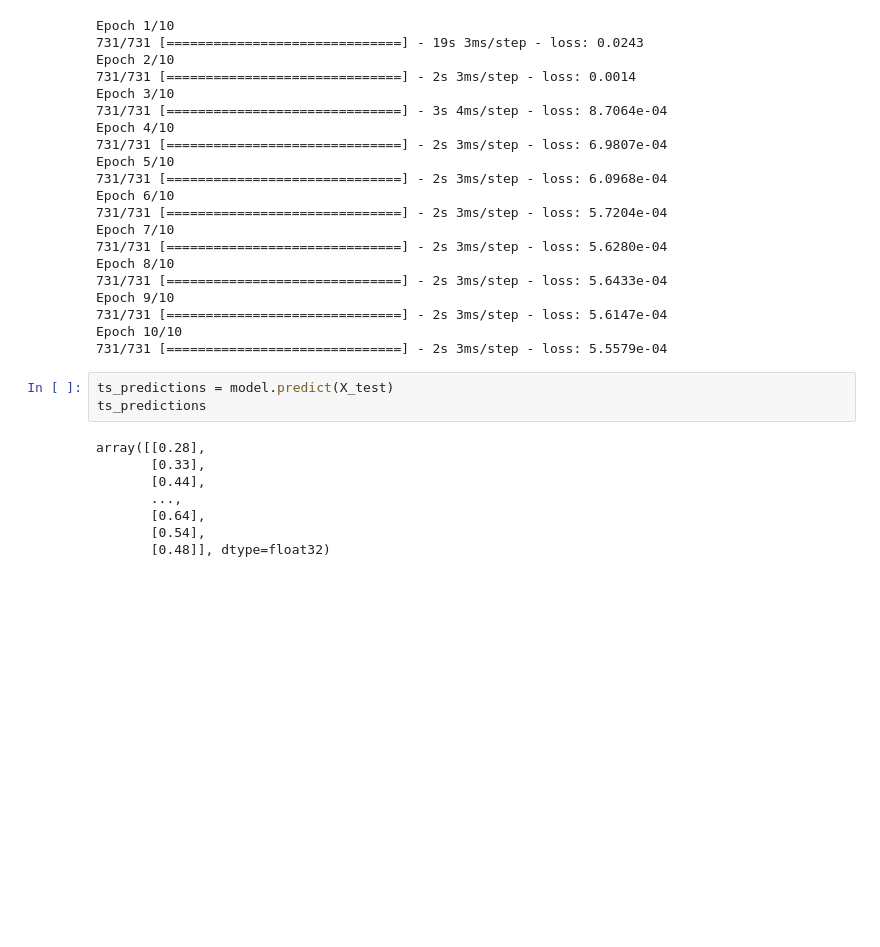
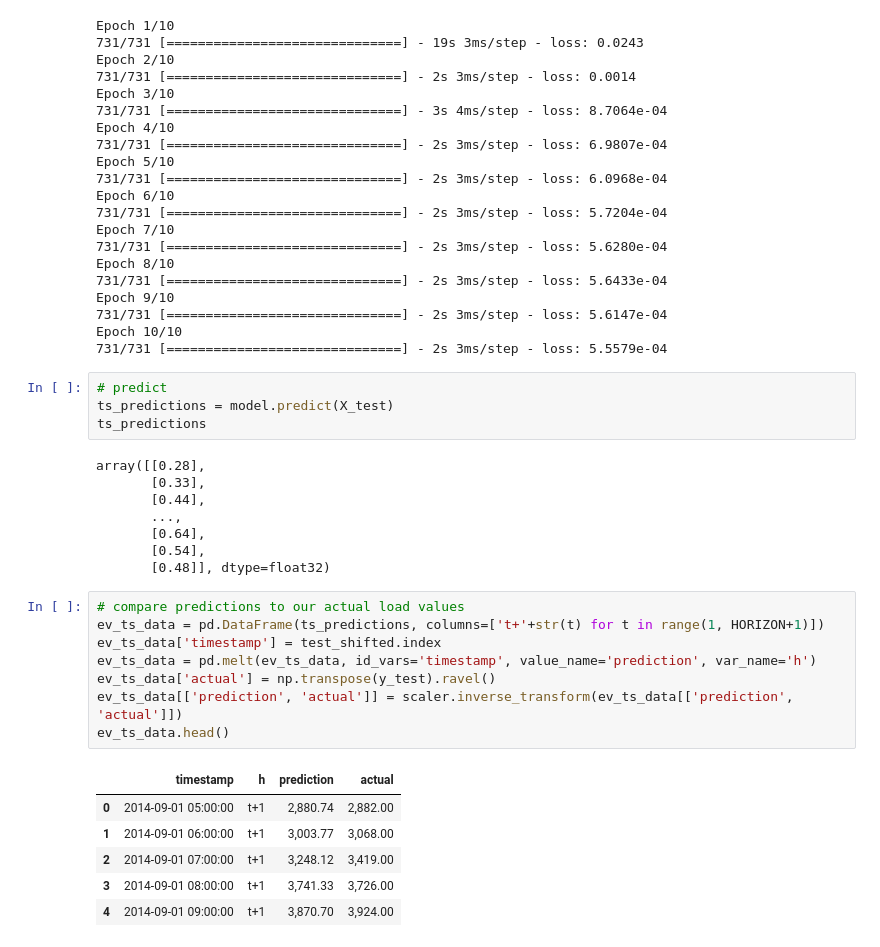
Before and after one commit to paulsok/kaggle, a Jupyter notebook: Global Energy Forecasting Competition/Global_Energy_Forecasting_Competition.ipynb, the cells around one changed output. Drawn from its saved outputs; the diff is of its cells as text; blank space fills up the shorter version.

```diff
--- a/Global Energy Forecasting Competition/Global_Energy_Forecasting_Competition.ipynb
+++ b/Global Energy Forecasting Competition/Global_Energy_Forecasting_Competition.ipynb
@@ -375,6 +380,7 @@ Epoch 9/10
 Epoch 10/10
 731/731 [==============================] - 2s 3ms/step - loss: 5.5579e-04
 # %%
+# predict
 ts_predictions = model.predict(X_test)
 ts_predictions
 # %% [output]
@@ -385,3 +391,18 @@ array([[0.28],
        [0.64],
        [0.54],
        [0.48]], dtype=float32)
+# %%
+# compare predictions to our actual load values
+ev_ts_data = pd.DataFrame(ts_predictions, columns=['t+'+str(t) for t in range(1, HORIZON+1)])
+ev_ts_data['timestamp'] = test_shifted.index
+ev_ts_data = pd.melt(ev_ts_data, id_vars='timestamp', value_name='prediction', var_name='h')
+ev_ts_data['actual'] = np.transpose(y_test).ravel()
+ev_ts_data[['prediction', 'actual']] = scaler.inverse_transform(ev_ts_data[['prediction', 'actual']])
+ev_ts_data.head()
+# %% [output]
+|  | timestamp | h | prediction | actual |
+| 0 | 2014-09-01 05:00:00 | t+1 | 2,880.74 | 2,882.00 |
+| 1 | 2014-09-01 06:00:00 | t+1 | 3,003.77 | 3,068.00 |
+| 2 | 2014-09-01 07:00:00 | t+1 | 3,248.12 | 3,419.00 |
+| 3 | 2014-09-01 08:00:00 | t+1 | 3,741.33 | 3,726.00 |
+| 4 | 2014-09-01 09:00:00 | t+1 | 3,870.70 | 3,924.00 |
```
Also changed, not shown: parts of 3 cells of this notebook.
